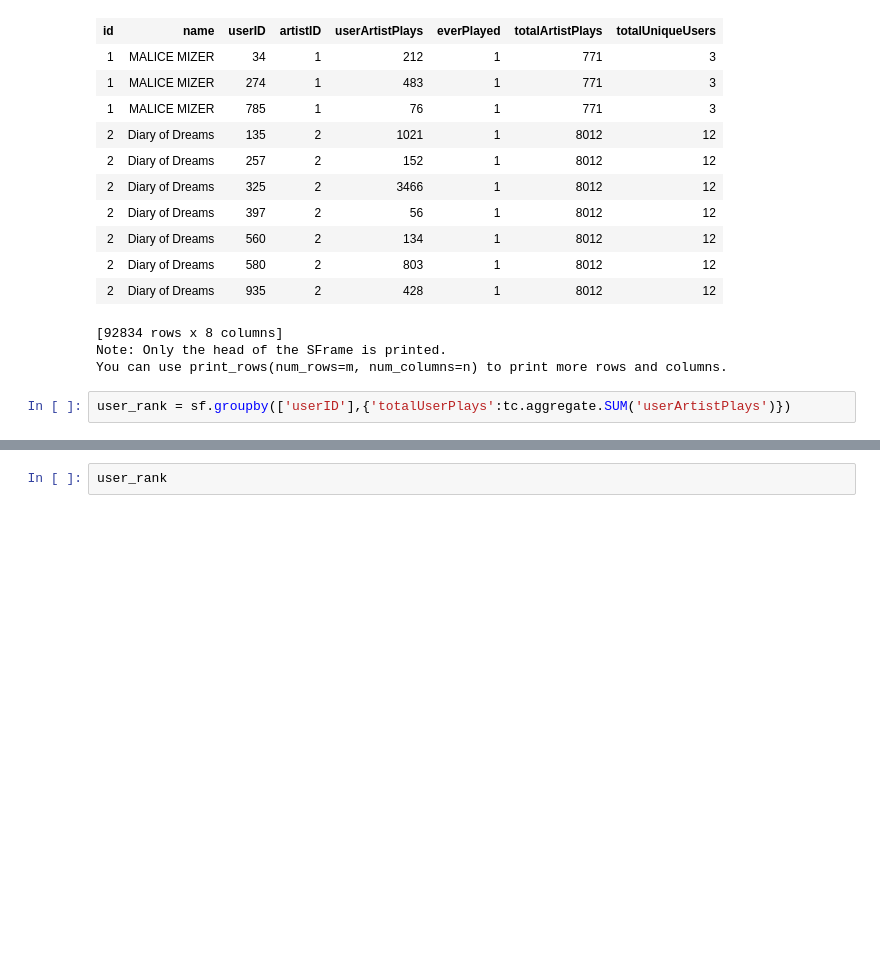
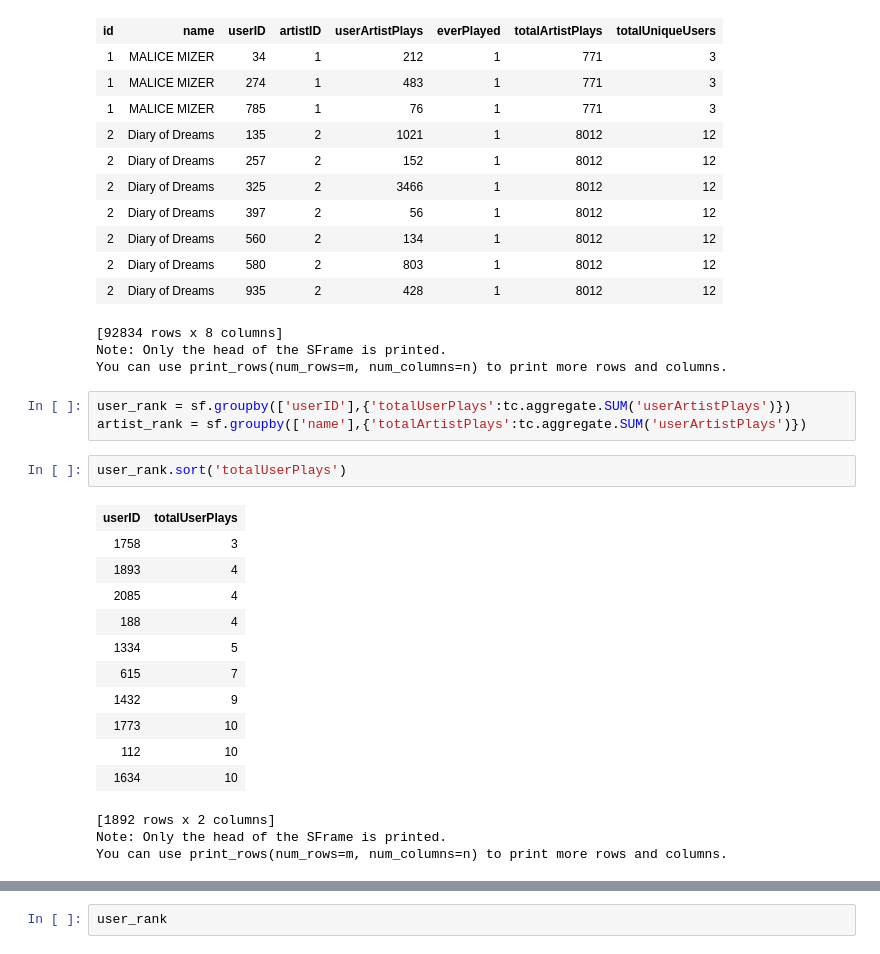
Before and after one commit to cipher813/recommender_system, a Jupyter notebook: notebooks/LastFM_CollaborativeRecommendationEngine.ipynb, the cells around one changed output, grey strips where cells are left out. Saved outputs shown, nothing was run; the diff lists cells and outputs as text; blank space fills up the shorter version.

```diff
--- a/notebooks/LastFM_CollaborativeRecommendationEngine.ipynb
+++ b/notebooks/LastFM_CollaborativeRecommendationEngine.ipynb
@@ -799,3 +843,21 @@ Note: Only the head of the SFrame is printed.
 You can use print_rows(num_rows=m, num_columns=n) to print more rows and columns.
 # %%
 user_rank = sf.groupby(['userID'],{'totalUserPlays':tc.aggregate.SUM('userArtistPlays')})
+artist_rank = sf.groupby(['name'],{'totalArtistPlays':tc.aggregate.SUM('userArtistPlays')})
+# %%
+user_rank.sort('totalUserPlays')
+# %% [output]
+| userID | totalUserPlays |
+| 1758 | 3 |
+| 1893 | 4 |
+| 2085 | 4 |
+| 188 | 4 |
+| 1334 | 5 |
+| 615 | 7 |
+| 1432 | 9 |
+| 1773 | 10 |
+| 112 | 10 |
+| 1634 | 10 |
+[1892 rows x 2 columns]
+Note: Only the head of the SFrame is printed.
+You can use print_rows(num_rows=m, num_columns=n) to print more rows and columns.
```
Also changed, not shown: parts of 41 cells of this notebook.
